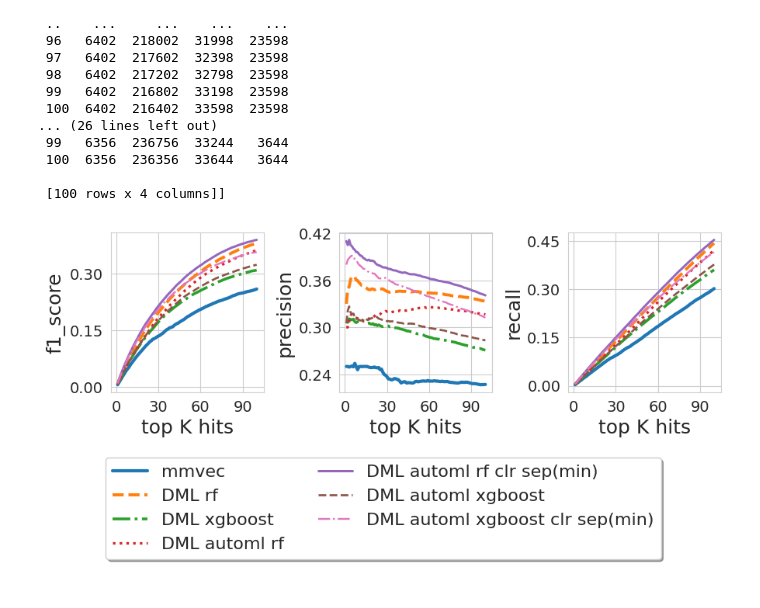
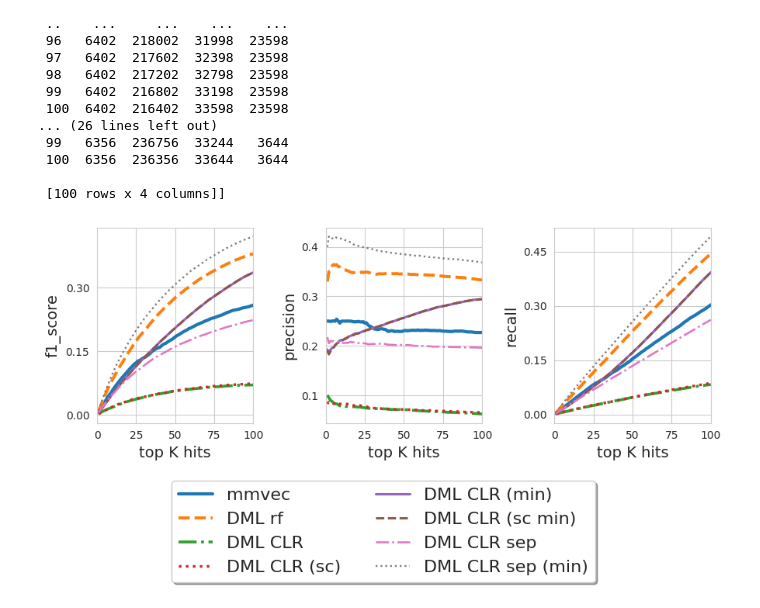
Before and after one commit to DriesDeRyck/thesis, a Jupyter notebook: sim_new/evaluate-simulation.ipynb, the cells around one changed output. Saved outputs shown, nothing was run; the diff lists cells and outputs as text; code cells hidden in the pictures.

```diff
--- a/sim_new/evaluate-simulation.ipynb
+++ b/sim_new/evaluate-simulation.ipynb
@@ -365,59 +387,64 @@ def plot_stats(ax, attr='F score', edge_dir=0):
         ('DML rf', dml_rf_res),
         # ('DML lr', dml_lr_res),
         # ('DML boost', dml_boost_res),
-        ('DML xgboost', dml_xgboost_res),
+        # ('DML xgboost', dml_xgboost_res),
+        # #
+        ('DML CLR', dml_clr_rf_res),
+        ('DML CLR (sc)', dml_clr_scaled_rf_res),
+        ('DML CLR (min)', dml_clr_min_rf_res),
+        ('DML CLR (sc min)', dml_clr_sc_min_rf_res),
+        ('DML CLR sep', dml_clr_sep_rf_res),
+        ('DML CLR sep (min)', dml_clr_sep_min_rf_res),
         #
-        # ('DML CLR', dml_clr_rf_res),
-        # ('DML CLR (sc)', dml_clr_scaled_rf_res),
-        # ('DML CLR (min)', dml_clr_min_rf_res),
-        # ('DML CLR (sc min)', dml_clr_sc_min_rf_res),
-        # ('DML CLR sep', dml_clr_sep_rf_res),
-        # ('DML CLR sep (min)', dml_clr_sep_min_rf_res),
-
         # ('DML subset 20', subset20_res),
         # ('DML subset 100', subset100_res),
         # ('DML subset 500', subset500_res),
 
-        ('DML automl rf', automl_rf_short_res),
+        # ('DML automl rf', automl_rf_short_res),
         # ('DML automl rf clr(min)', automl_rf_short_clr_min_res),
-        ('DML automl rf clr sep(min)', automl_rf_short_clr_sep_min_res),
-        ('DML automl xgboost', automl_xgboost_short_res),
+        # ('DML automl rf clr sep(min)', automl_rf_short_clr_sep_min_res),
+        # ('DML automl xgboost', automl_xgboost_short_res),
         # ('DML automl xgboost clr(min)', automl_xgboost_short_clr_min_res),
-        ('DML automl xgboost clr sep(min)', automl_xgboost_short_clr_sep_min_res),
-
+        # ('DML automl xgboost clr sep(min)', automl_xgboost_short_clr_sep_min_res),
+        # ('DML automl rf', automl_rf_long_res),
+        # ('DML automl rf clr sep(min)', automl_rf_long_clr_sep_min_res),
+        # ('DML automl xgboost', automl_xgboost_long_res),
+        # ('DML automl xgboost clr sep(min)', automl_xgboost_long_clr_sep_min_res ),
     ]
 
     for i, (name, df) in enumerate(methods_res):
         lw = 3 - 1.5 * i / len(methods_res)
         ls = ['-', '--', '-.', ':'][i % 4]
         ax.plot(df[edge_dir][attr], label=name, linestyle=ls, linewidth=lw)
 
-    ax.set_ylabel(attr, fontsize=18)
-    ax.set_xlabel('top K hits', fontsize=18)
-    ax.tick_params(axis="x", labelsize=14)
-    ax.tick_params(axis="y", labelsize=14)
+    ax.set_ylabel(attr, fontsize=14)
+    ax.set_xlabel('top K hits', fontsize=14)
+    ax.set_xlim((0, 100))
+    ax.tick_params(axis="x", labelsize=10)
+    ax.tick_params(axis="y", labelsize=10)
     ax.xaxis.set_major_locator(plt.MaxNLocator(4))
     ax.yaxis.set_major_locator(plt.MaxNLocator(4))
 
 
-fig, ax = plt.subplots(1, 3, figsize=(9, 3))
+fig, ax = plt.subplots(1, 3, figsize=(9, 3.3))
 
 edge_dir = 0  # for released
 # edge_dir = 1  # for consumed
 # edge_dir = 2 # for inhibited
 
 plot_stats(ax[0], attr='f1_score', edge_dir=edge_dir)
 plot_stats(ax[1], attr='precision', edge_dir=edge_dir)
 plot_stats(ax[2], attr='recall', edge_dir=edge_dir)
 # ax[1].legend(loc='upper center', bbox_to_anchor=(0.5, 2), fontsize=14, shadow=True, fancybox=True)
 
 lines_labels = [ax[1].get_legend_handles_labels()]
 lines, labels = [sum(lol, []) for lol in zip(*lines_labels)]
 fig.legend(lines, labels, loc='upper center', bbox_to_anchor=(0.5, 0), fancybox=True, shadow=True, ncol=2, fontsize=16)
+# fig.suptitle("Evaluation of methods tuned with AutoML (5s)", fontsize=18, fontweight='bold')
 
 plt.tight_layout()
 
 timestamp = datetime.datetime.now().strftime("%Y-%m-%d_%H:%M:%S")
-plt.savefig(f"./figures/sim_{timestamp}.png", bbox_inches='tight')
+# plt.savefig(f"./figures/sim_{timestamp}.png", bbox_inches='tight')
 # %% [output]
-[figure, old version]
+[figure, new version]
```
Also changed, not shown: parts of 9 cells of this notebook, 18 other files.
